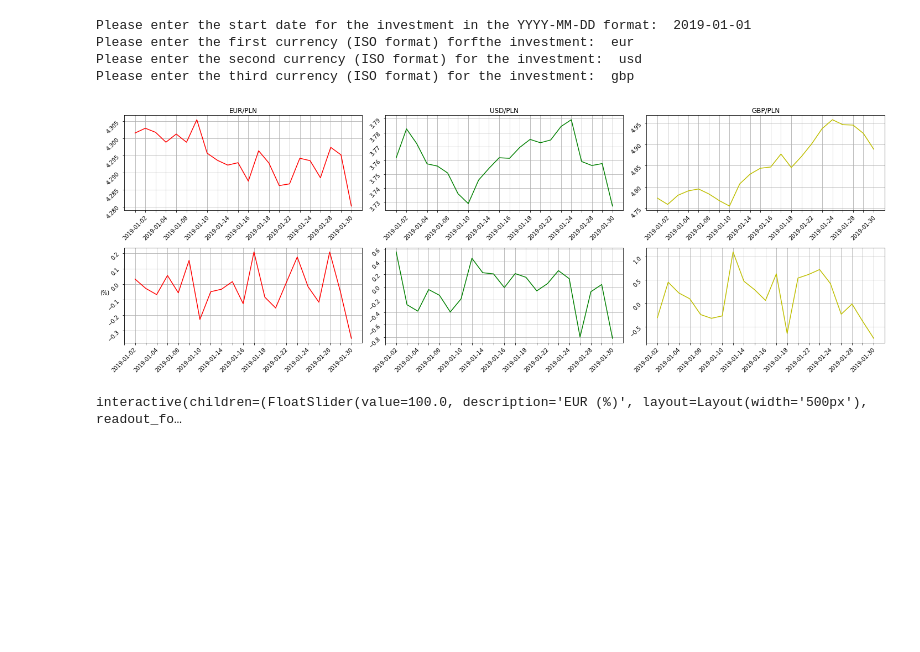
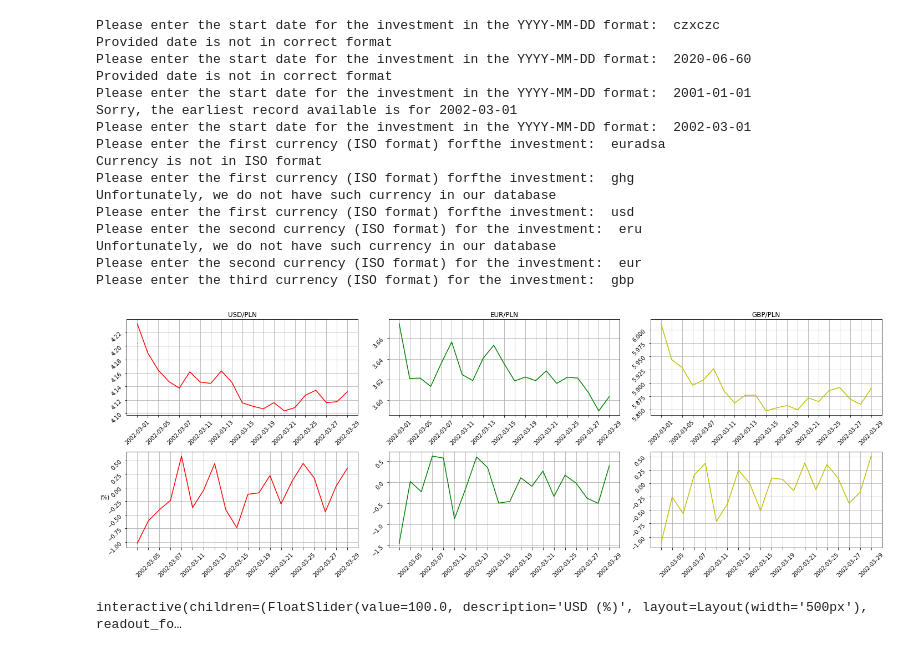
Before and after one commit to AdrianWro96/awro96_ZadKwal, a Jupyter notebook: Zadanie-FINAL.ipynb, the cells around one changed output. Drawn from its saved outputs; the diff is of its cells as text; code cells hidden in the pictures; blank space fills up the shorter version.

```diff
--- a/Zadanie-FINAL.ipynb
+++ b/Zadanie-FINAL.ipynb
@@ -28,7 +28,6 @@ while True:
     if start_date < '2002-03-01':
         print('Sorry, the earliest record available is for 2002-03-01')
         start_date = input('Please enter the start date for the investment in the YYYY-MM-DD format: ')
-        continue
 
 
 #Format date in order to add next 30 days for the investment period
@@ -199,35 +198,47 @@ def portfolio_plotter(A, B, C):
         max(float(ccy1_daily.sum()), float(ccy2_daily.sum()), float(ccy3_daily.sum()))==float(ccy2_daily.sum()), CCY_IN2, CCY_IN3)))
     result = pd.DataFrame([ccy1_daily.add(1).prod().sub(1)*1000*amp1.value/100,
                            ccy2_daily.add(1).prod().sub(1)*1000*amp2.value/100,
                            ccy3_daily.add(1).prod().sub(1)*1000*amp3.value/100]).sum().sum().round(2)
 
     ax_plot.plot(port_daily)
     [l.set_visible(False) for (i, l) in enumerate(ax_plot.xaxis.get_ticklabels()) if i % 2 !=0]
     plt.ylabel('Total return (in PLN)', size=13)
     plt.grid()
     plt.show()
     print('')
     display(HTML('The investment made <b>PLN {res}</b> {pl}.'.format(
         res=result,
         pl=(np.where(result<0, 'loss', 'profit')))))
 
     display(HTML('Mean return for the portfolio is <b>PLN {mean}</b>. The daily volatility during investment period was <b>{vol} %</b>.'.format(
         mean=port_daily.mean().round(4),
         vol=(port_logdaily.std()*np.sqrt(len(port_logdaily)*100)).round(3))))
 
     display(HTML('The best day for the portfolio was <b>{day1}</b>, while the worst was <b>{day2}</b>'.format(
         day1=port_daily.idxmax(),
         day2=port_daily.idxmin())))
 
     display(HTML('The best performing currency was <b>{}</b>'.format(condition)))
 
 #Display the final output
 iplot = widgets.interactive(portfolio_plotter, A = amp1, B = amp2, C = amp3 )
 display(iplot)
 # %% [output]
-Please enter the start date for the investment in the YYYY-MM-DD format:  2019-01-01
-Please enter the first currency (ISO format) forfthe investment:  eur
-Please enter the second currency (ISO format) for the investment:  usd
+Please enter the start date for the investment in the YYYY-MM-DD format:  czxczc
+Provided date is not in correct format
+Please enter the start date for the investment in the YYYY-MM-DD format:  2020-06-60
+Provided date is not in correct format
+Please enter the start date for the investment in the YYYY-MM-DD format:  2001-01-01
+Sorry, the earliest record available is for 2002-03-01
+Please enter the start date for the investment in the YYYY-MM-DD format:  2002-03-01
+Please enter the first currency (ISO format) forfthe investment:  euradsa
+Currency is not in ISO format
+Please enter the first currency (ISO format) forfthe investment:  ghg
+Unfortunately, we do not have such currency in our database
+Please enter the first currency (ISO format) forfthe investment:  usd
+Please enter the second currency (ISO format) for the investment:  eru
+Unfortunately, we do not have such currency in our database
+Please enter the second currency (ISO format) for the investment:  eur
 Please enter the third currency (ISO format) for the investment:  gbp
-[figure, old version]
+[figure, new version]
-interactive(children=(FloatSlider(value=100.0, description='EUR (%)', layout=Layout(width='500px'), readout_fo…
+interactive(children=(FloatSlider(value=100.0, description='USD (%)', layout=Layout(width='500px'), readout_fo…
```
